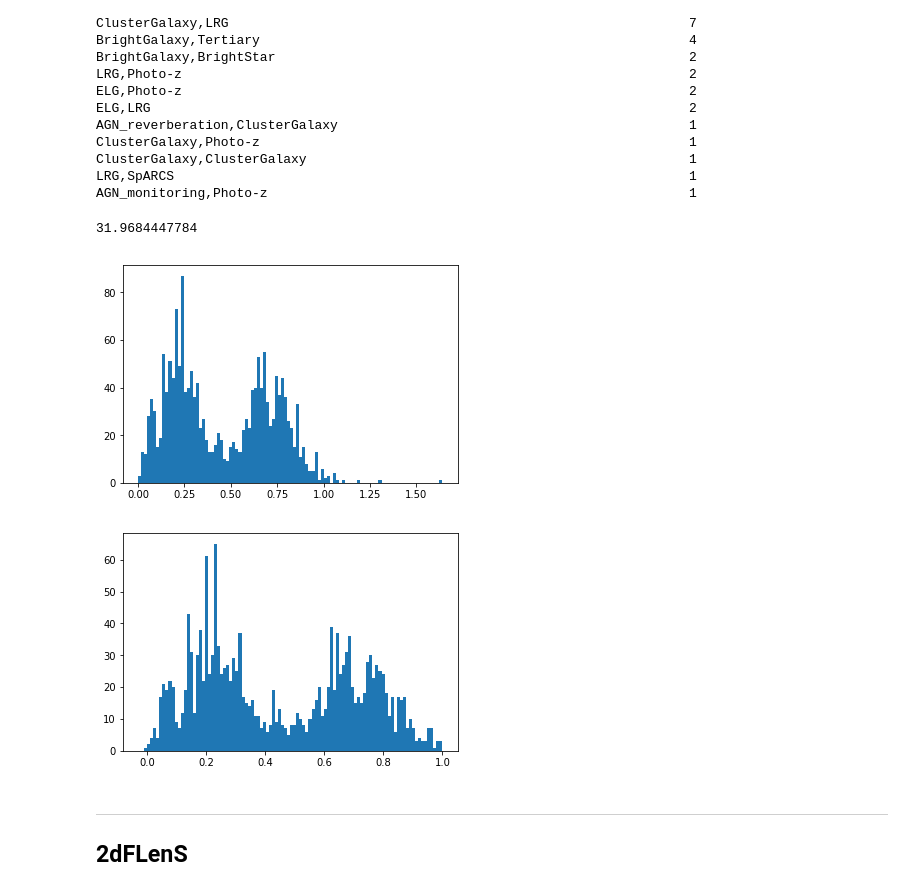
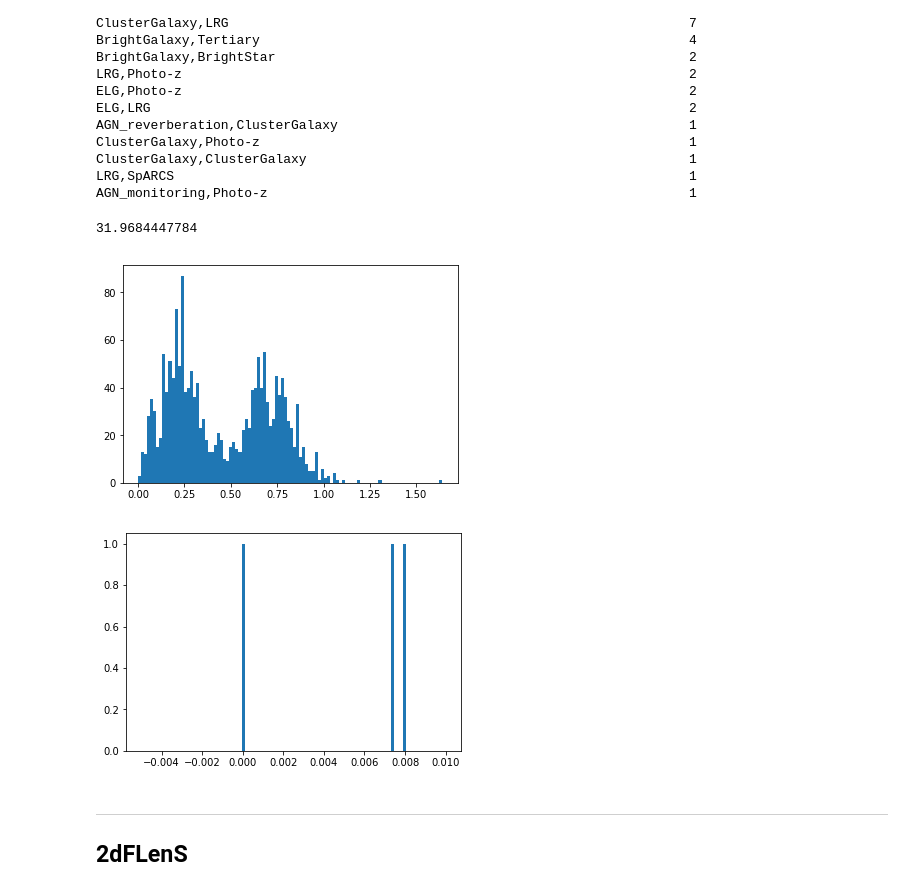
Before and after one commit to rongpu/desi-truth-table, a Jupyter notebook: notebooks/examine_specz_truth_catalogs.ipynb, the cells around one changed output. Saved outputs shown, nothing was run; the diff lists cells and outputs as text; code cells hidden in the pictures.

```diff
--- a/notebooks/examine_specz_truth_catalogs.ipynb
+++ b/notebooks/examine_specz_truth_catalogs.ipynb
@@ -174,15 +229,15 @@ AGN_monitoring,Photo-z                                                      1
 # %%
 mask = mask_type & (np.array(cat['flag'], dtype=float)==4) & (cat['z']>0)
 print(np.sum(mask)/len(cat)*100)
 plt.hist(cat['z'][mask], 100)
 plt.show()
 
-plt.hist(cat['z'][mask], 100, range=(-0.03, 1))
+plt.hist(cat['z'][mask], 100, range=(-0.005, 0.01))
 plt.show()
 # %% [output]
 31.9684447784
 [figure]
-[figure, old version]
+[figure, new version]
 # %% [markdown]
 -------
 ## 2dFLenS
```
Also changed, not shown: parts of 10 cells of this notebook.
